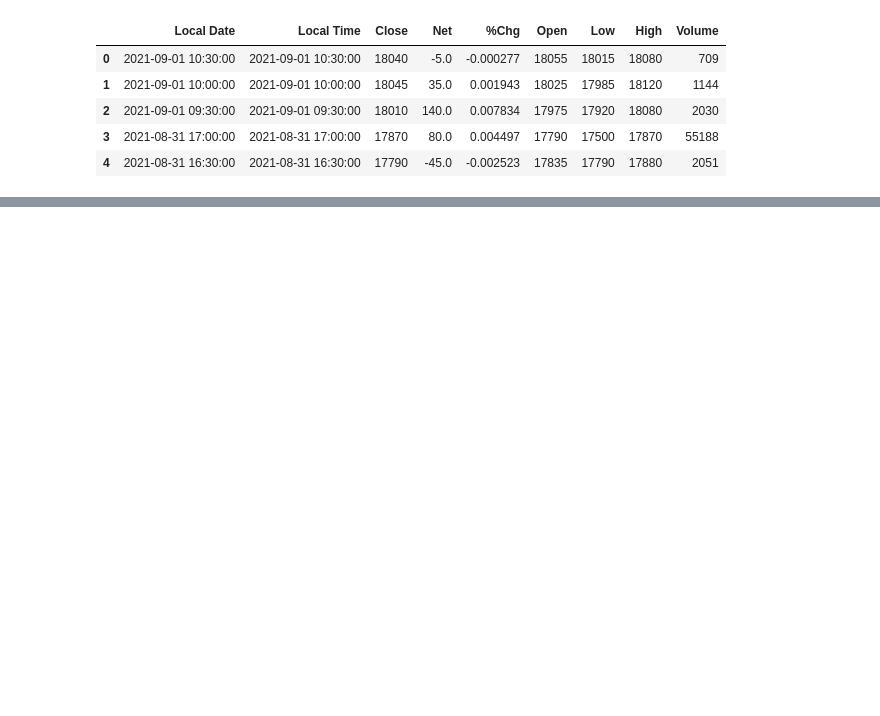
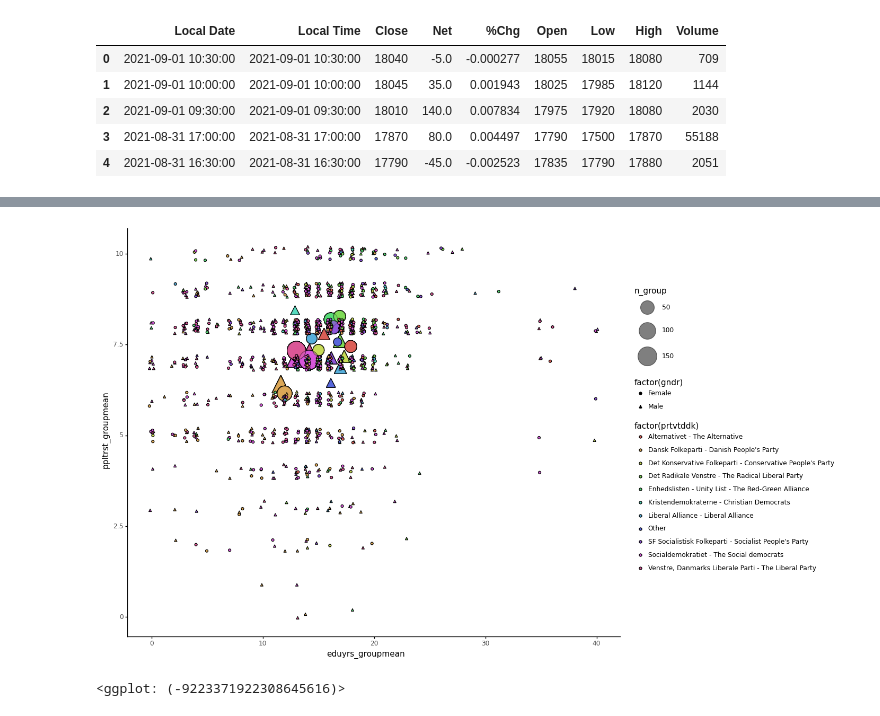
Before and after one commit to CALDISS-AAU/course_ddf, a Jupyter notebook: notebooks/08_eksplorative-metoder_tidsserier/00_develop.ipynb, the cells around one changed output, grey strips where cells are left out. Saved outputs shown, nothing was run; the diff lists cells and outputs as text; code cells hidden in the pictures; blank space fills up the shorter version.

```diff
--- a/notebooks/08_eksplorative-metoder_tidsserier/00_develop.ipynb
+++ b/notebooks/08_eksplorative-metoder_tidsserier/00_develop.ipynb
@@ -63,0 +100,6 @@ from plotnine import ggplot, geom_point, aes, stat_smooth, facet_wrap
+# %%
+ess_g = ess2018.groupby(['prtvtddk', 'gndr']).mean().loc[:, ['ppltrst', 'eduyrs']]
+ess_gs = pd.merge(ess_g, ess2018.groupby(['prtvtddk', 'gndr']).size().to_frame(name = 'n'), how = 'left', left_index = True, right_index = True).reset_index()
+# %%
+ess_gs.rename(columns = {'ppltrst': 'ppltrst_groupmean', 'eduyrs': 'eduyrs_groupmean', 'n': 'n_group'}, inplace = True)
+ess_gs
@@ -63,0 +124,2 @@ from plotnine import ggplot, geom_point, aes, stat_smooth, facet_wrap
+# %%
+ess_m = pd.merge(ess2018, ess_gs, how = 'left', on = ['prtvtddk', 'gndr']).dropna(subset = ['prtvtddk', 'eduyrs', 'ppltrst', 'gndr'])
@@ -63,0 +135,11 @@ from plotnine import ggplot, geom_point, aes, stat_smooth, facet_wrap
+# %%
+from plotnine import geom_point
+
+(ggplot(ess_m, aes(x = 'eduyrs_groupmean', y = 'ppltrst_groupmean', shape = 'factor(gndr)', fill = 'factor(prtvtddk)'))
+ + geom_point(aes(size = 'n_group'), alpha = 0.5)
+ + scale_size_continuous(range = [5,15])
+ + geom_jitter(aes(x = 'eduyrs', y = 'ppltrst'), height = 0.2, width = 0.2)
+ + theme_classic())
+# %% [output]
+[figure, added]
+<ggplot: (-9223371922308645616)>
```
Also changed, not shown: parts of 8 cells of this notebook.
